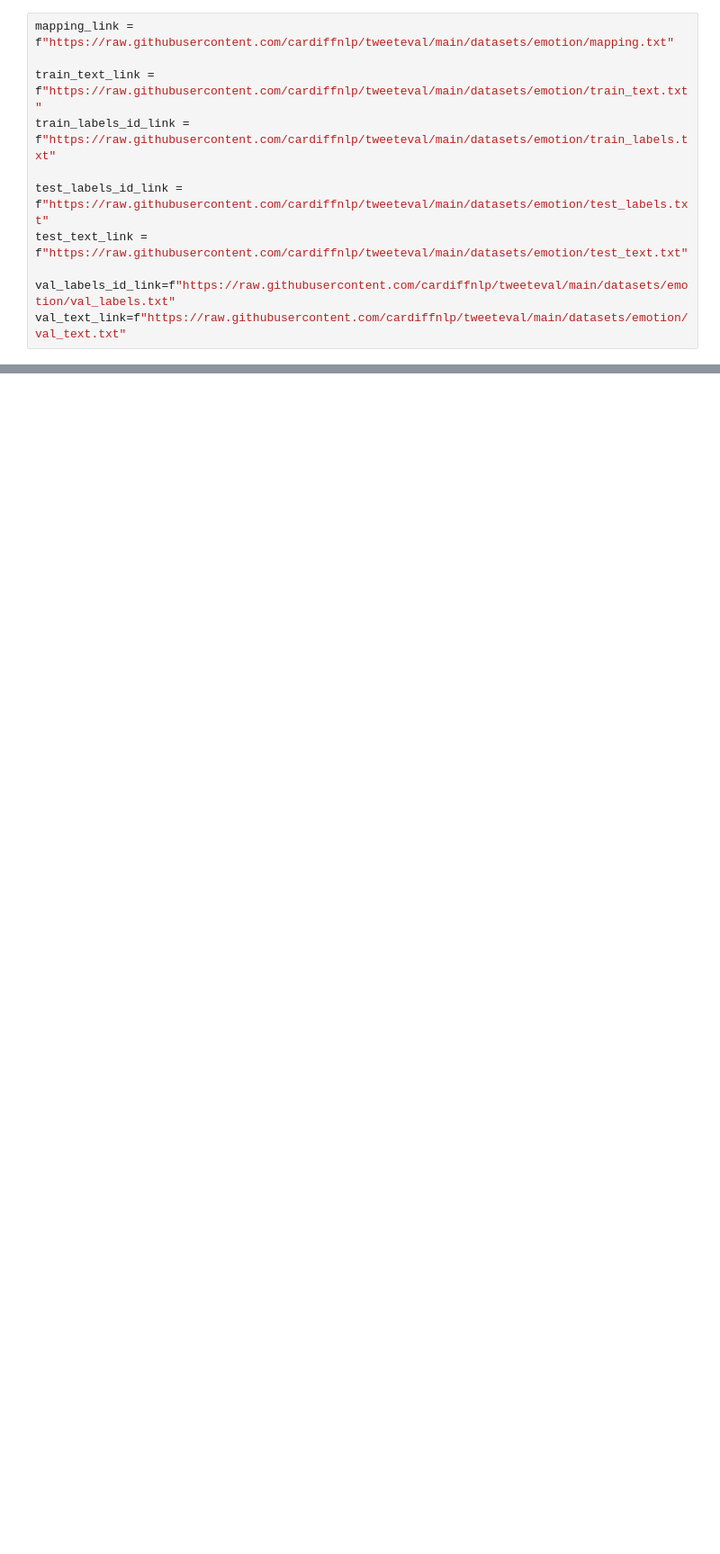
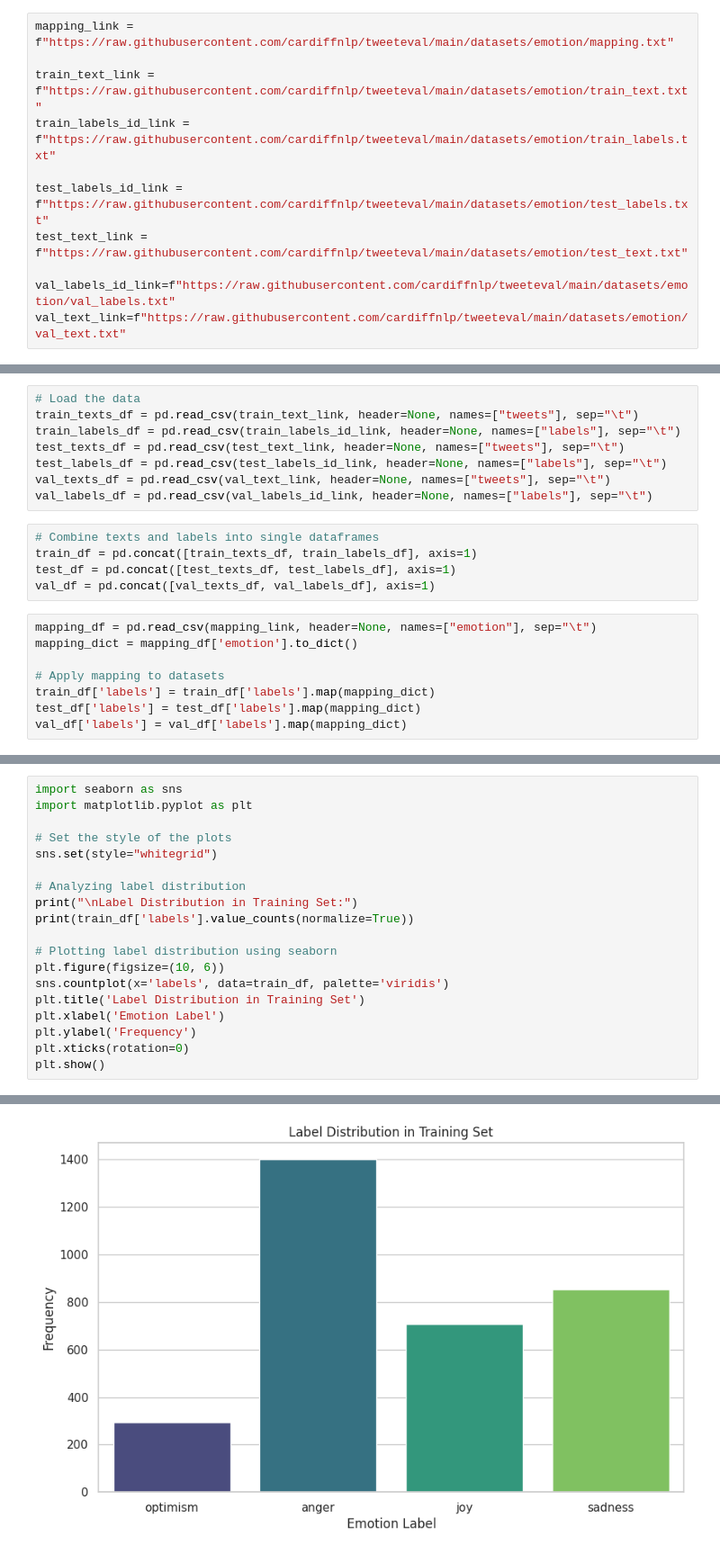
Before and after one commit to tusharmanekar/ml4nlp-1, a Jupyter notebook: ex03/ex03_cnn.ipynb, the cells around one changed output, grey strips where cells are left out. Shown at 90% size. Saved outputs shown, nothing was run; the diff lists cells and outputs as text; blank space fills up the shorter version.

```diff
--- a/ex03/ex03_cnn.ipynb
+++ b/ex03/ex03_cnn.ipynb
@@ -557,0 +23,21 @@ inputs
+# %%
+# Load the data
+train_texts_df = pd.read_csv(train_text_link, header=None, names=["tweets"], sep="\t")
+train_labels_df = pd.read_csv(train_labels_id_link, header=None, names=["labels"], sep="\t")
+test_texts_df = pd.read_csv(test_text_link, header=None, names=["tweets"], sep="\t")
+test_labels_df = pd.read_csv(test_labels_id_link, header=None, names=["labels"], sep="\t")
+val_texts_df = pd.read_csv(val_text_link, header=None, names=["tweets"], sep="\t")
+val_labels_df = pd.read_csv(val_labels_id_link, header=None, names=["labels"], sep="\t")
+# %%
+# Combine texts and labels into single dataframes
+train_df = pd.concat([train_texts_df, train_labels_df], axis=1)
+test_df = pd.concat([test_texts_df, test_labels_df], axis=1)
+val_df = pd.concat([val_texts_df, val_labels_df], axis=1)
+# %%
+mapping_df = pd.read_csv(mapping_link, header=None, names=["emotion"], sep="\t")
+mapping_dict = mapping_df['emotion'].to_dict()
+
+# Apply mapping to datasets
+train_df['labels'] = train_df['labels'].map(mapping_dict)
+test_df['labels'] = test_df['labels'].map(mapping_dict)
+val_df['labels'] = val_df['labels'].map(mapping_dict)
@@ -557,0 +58,20 @@ inputs
+# %%
+import seaborn as sns
+import matplotlib.pyplot as plt
+
+# Set the style of the plots
+sns.set(style="whitegrid")
+
+# Analyzing label distribution
+print("\nLabel Distribution in Training Set:")
+print(train_df['labels'].value_counts(normalize=True))
+
+# Plotting label distribution using seaborn
+plt.figure(figsize=(10, 6))
+sns.countplot(x='labels', data=train_df, palette='viridis')
+plt.title('Label Distribution in Training Set')
+plt.xlabel('Emotion Label')
+plt.ylabel('Frequency')
+plt.xticks(rotation=0)
+plt.show()
+# %% [output]
@@ -557,0 +85 @@ inputs
+[figure, added]
```
Also changed, not shown: parts of 112 cells of this notebook, 6 other files.
